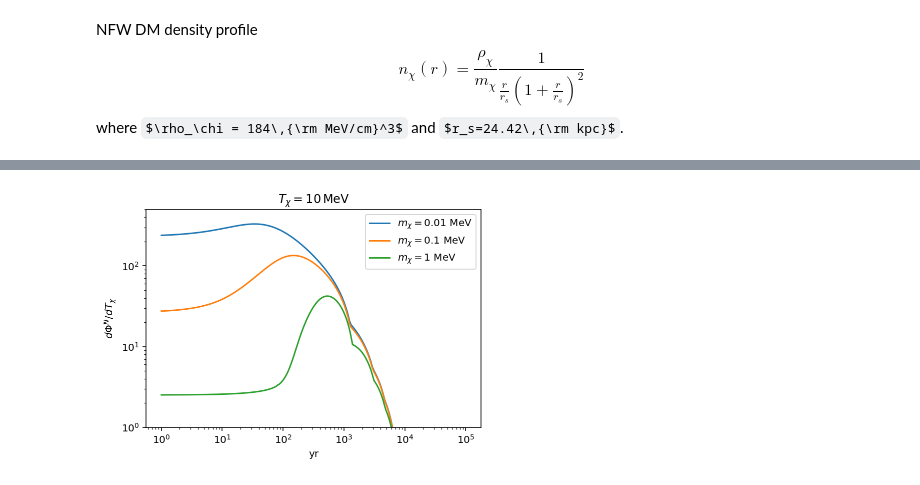
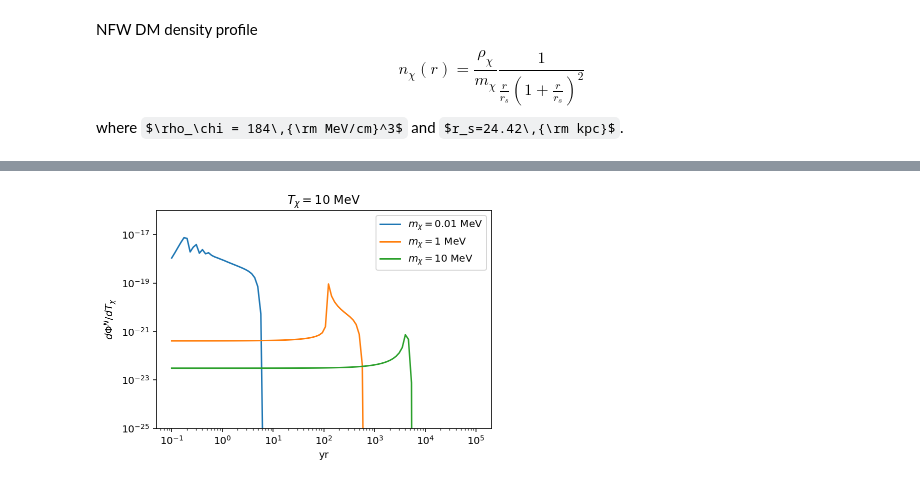
Before and after one commit to yenhsunlin/SNnuBDM, a Jupyter notebook: bdm_flux.ipynb, the cells around one changed output, grey strips where cells are left out. Cells and saved outputs as stored; diff of their text form; code cells hidden in the pictures; some formulas as TeX source.

```diff
--- a/bdm_flux.ipynb
+++ b/bdm_flux.ipynb
@@ -15,6 +16,8 @@ kpc2cm = 3.08*1e21
 erg2MeV = 624150.913
 # year in seconds
 yr = 31536000
+# Neutrino lumonisity, single specie
+Lv = 3e52/6
 # %% [markdown]
 ## SN neutrino and DM halo profile
 The neutrino number density per energy
@@ -27,7 +30,7 @@ f_{\nu_\beta}(E_{\nu_\beta}) = \frac{1}{F_2(\eta_\nu)}\frac{1}{T_{\nu_\beta}^3}\
 $$
 and in general $\eta_\nu=3$ for all flavor $\beta$ and $F_2(\eta_\nu)\approx 18.96$.
 # %%
-def dnvdEv(r,Ev,Lv=1e52):
+def dnvdEv(r,Ev,Lv=Lv):
     """
     Neutrino number density per energy at r
 
@@ -458,7 +474,7 @@ def find_lra(t,cos,vx,R=8.5):
     return l/kpc2cm,r/kpc2cm,alpha,flag
 
 
-def bdmflux(t,Tx,mx,tau=10,sigxv=1e-45,rho=184,rs=24.42,Lv=1e52,R=8.5):
+def bdmflux(t,Tx,mx,tau=10,sigxv=1e-45,rho=184,rs=24.42,Lv=Lv,R=8.5,method='quad'):
     """
     Boosted DM flux at Earth, per cm^2 per second
 
@@ -485,20 +501,22 @@ def bdmflux(t,Tx,mx,tau=10,sigxv=1e-45,rho=184,rs=24.42,Lv=1e52,R=8.5):
     def jx_tot(cos):
         _,r,alpha,flag = find_lra(t,cos,vx,R)
         if flag == 'physical':
-            return tau*xemissivity(Tx,mx,alpha,vx,r,sigxv,rho,rs,Lv)
+            return sigxv*tau*c*xemissivity(Tx,mx,alpha,r,rho,rs,Lv)
         else:
             return 0
 
-    return 2*np.pi*vx*c*quad(jx_tot,0,1)[0]*kpc2cm
+    return 2*np.pi*(vx*c)*(quad(jx_tot,0,0.5)[0]+quad(jx_tot,0.5,0.8)[0]+quad(jx_tot,0.8,0.9)[0]+quad(jx_tot,0.9,0.99)[0]
+                           +quad(jx_tot,0.99,0.999)[0]+quad(jx_tot,0.999,0.9999)[0]
+                           +quad(jx_tot,0.9999,0.99999)[0]+quad(jx_tot,0.99999,1)[0])
 # %%
 # All in MeV
 mx1 = 0.01
-mx2 = 0.1
-mx3 = 1
+mx2 = 1
+mx3 = 10
 Tx = 10
 
 # years
-yrls=np.logspace(0,5,200)
+yrls=np.logspace(-1,5,100)
 
 fluxmx1=[]
 for y in yrls:
@@ -512,16 +530,20 @@ fluxmx3=[]
 for y in yrls:
     fluxmx3.append(bdmflux(y*yr,Tx,mx3))
 # %%
-plt.plot(yrls,fluxmx1,label='$m_\chi=0.01$ MeV')
-plt.plot(yrls,fluxmx2,label='$m_\chi=0.1$ MeV')
-plt.plot(yrls,fluxmx3,label='$m_\chi=1$ MeV')
+plt.plot(yrls,fluxmx1,label='$m_\chi=$' +str(mx1) +' MeV')
+plt.plot(yrls,fluxmx2,label='$m_\chi=$' +str(mx2) +' MeV')
+plt.plot(yrls,fluxmx3,label='$m_\chi=$' +str(mx3) +' MeV')
+#plt.plot(yrls_v,fluxmx1v,'r.')
+#plt.plot(yrls_v,fluxmx2v,'g.')
+#plt.plot(yrls_v,fluxmx3v,'b.')
 plt.xscale('log')
 plt.yscale('log')
 plt.xlabel('yr')
 plt.ylabel(r'$d\Phi^N/dT_\chi$')
-plt.title(r'$T_\chi = 10\,{\rm MeV}$')
+plt.title(r'$T_\chi =$'+str(Tx)+' MeV')
 plt.legend(loc='best')
-plt.ylim(1,500)
+plt.ylim(1e-25,1e-16)
+#plt.savefig('sharp_peak.png',dpi=150)
 plt.show()
 # %% [output]
-[figure, old version]
+[figure, new version]
```
Also changed, not shown: parts of 17 cells of this notebook.
